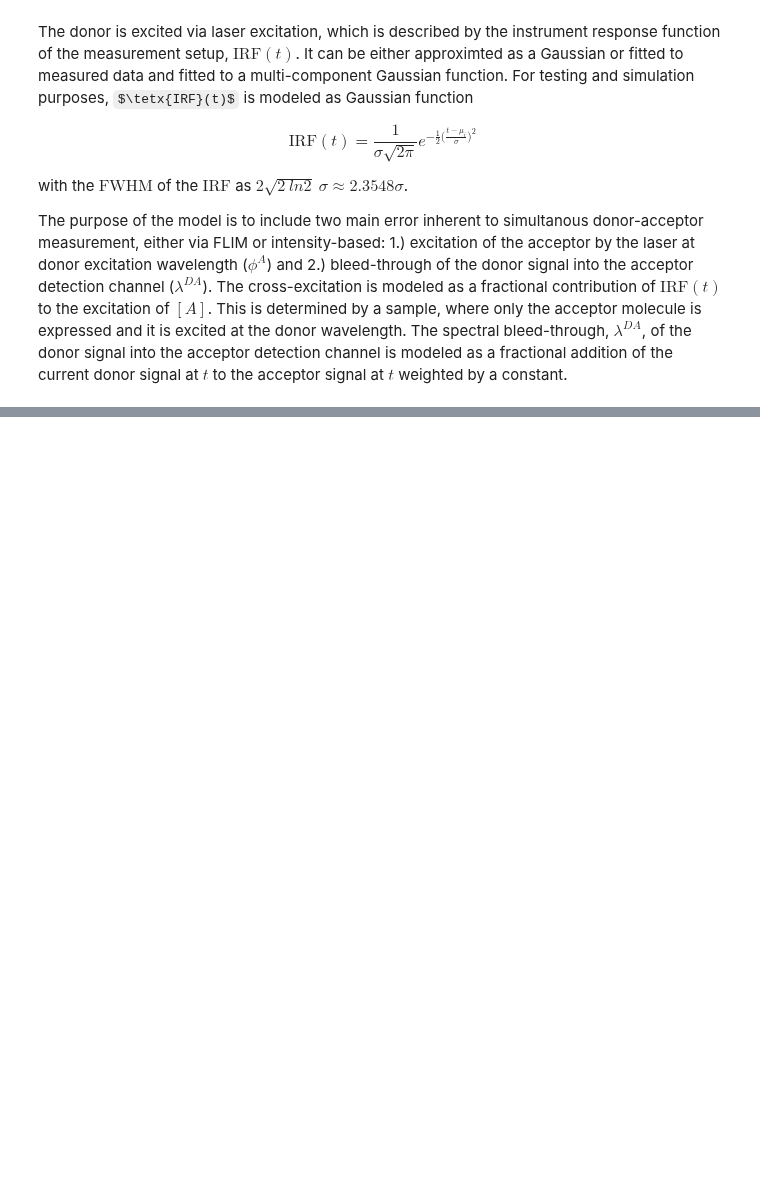
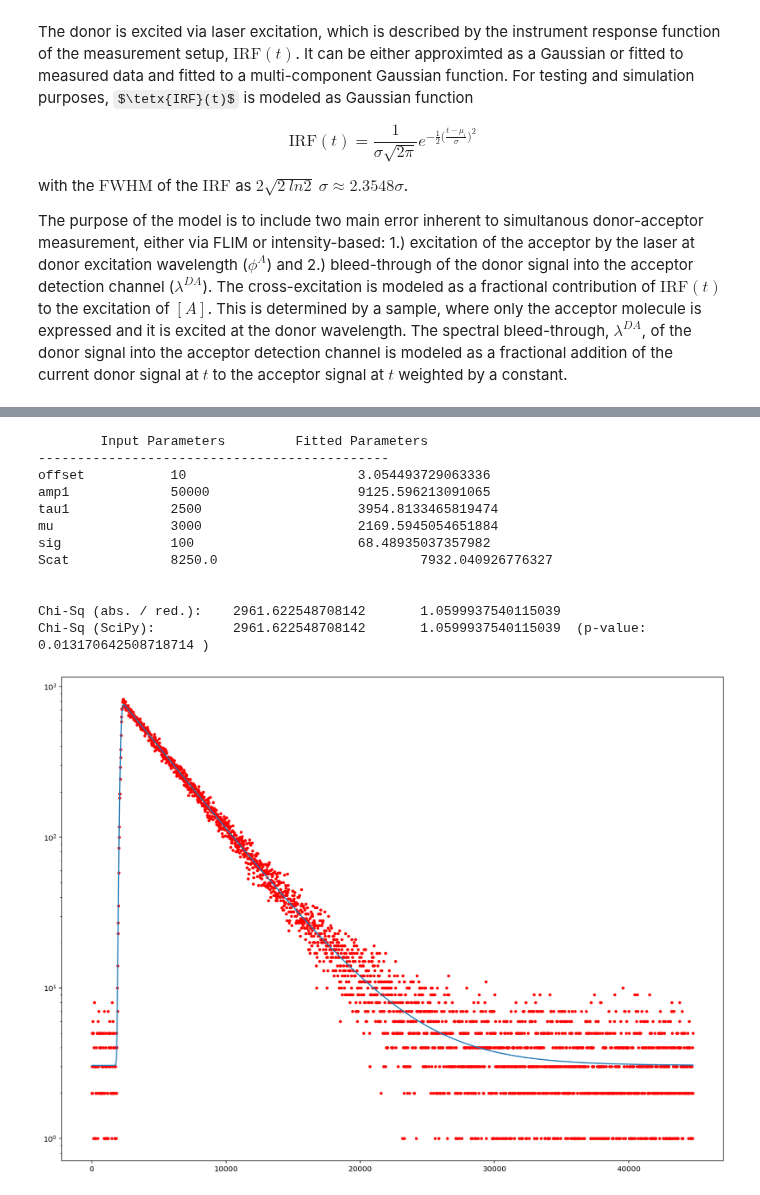
Before and after one commit to Tomkaehst/PhasorFLIM, a Jupyter notebook: notebooks/FLIM Fitting Donor-Acceptor Model.ipynb, the cells around one changed output, grey strips where cells are left out. Saved outputs shown, nothing was run; the diff lists cells and outputs as text; code cells hidden in the pictures; some formulas as TeX source; blank space fills up the shorter version.

```diff
--- a/notebooks/FLIM Fitting Donor-Acceptor Model.ipynb
+++ b/notebooks/FLIM Fitting Donor-Acceptor Model.ipynb
@@ -360,0 +979,78 @@ plt.show()
+# %%
+# Fitting by minimizing least squares
+## Defining fitting function and perfoming fit
+## Initial guessing and Data Fitting
+para_start = (
+    10, # offset
+    50000, # Amplitude 1
+    2500, # tau 1
+    3000, # Laser mu / shift
+    100, # Laser sigma
+    max(fluoresceine_c1_sumDecay)*10 # Scatter
+)
+
+para_names = (
+    "offset",
+    "amp1",
+    "tau1",
+    "mu",
+    "sig",
+    "Scat"
+)
+
+
+para_bounds = (
+    [1, 1000], #offset
+    [1, 500000], # amp 1
+    [10, 10000], #tau 1
+    [10, 10000], # mu
+    [20, 500], # sigma
+    [0, np.infty] # scatter
+)
+
+para_opt = optimize.minimize(
+    minimization_least_squares,
+    para_start,
+    args = (tAxis, fluoresceine_c1_sumDecay, True),
+    method = 'SLSQP',
+    bounds = para_bounds
+)
+
+
+fitted_curve = convolutedDecay(tAxis, *para_opt['x'], True)
+weighted_resid = (fitted_curve - fluoresceine_c1_sumDecay)*calculateWeights(fluoresceine_c1_sumDecay)
+
+plt.plot(tAxis, fluoresceine_c1_sumDecay, 'r.')
+plt.plot(tAxis, fitted_curve)
+plt.yscale('log')
+
+print("\tInput Parameters\t Fitted Parameters")
+print("---------------------------------------------")
+for i in range(0, len(para_names)):
+    print(para_names[i],"\t\t", para_start[i], "\t\t\t", para_opt['x'][i])
+
+
+# Chi-Squared
+chisq = np.sum(((fluoresceine_c1_sumDecay - fitted_curve)**2)/fitted_curve)
+chisq_scipy = stats.chisquare(fluoresceine_c1_sumDecay, fitted_curve, len(para_start))
+
+chisq_red = chisq/(len(fluoresceine_c1_sumDecay) - len(para_start))
+df = len(fluoresceine_c1_sumDecay) - len(para_start)
+
+print("\n")
+print("Chi-Sq (abs. / red.):\t", chisq, "\t", chisq_red)
+print("Chi-Sq (SciPy):\t\t", chisq_scipy[0], "\t", chisq_scipy[0]/df, " (p-value:", chisq_scipy[1], ")\n")
+# %% [output]
+        Input Parameters         Fitted Parameters
+---------------------------------------------
+offset           10                      3.054493729063336
+amp1             50000                   9125.596213091065
+tau1             2500                    3954.8133465819474
+mu               3000                    2169.5945054651884
+sig              100                     68.48935037357982
+Scat             8250.0                          7932.040926776327
+
+
+Chi-Sq (abs. / red.):    2961.622548708142       1.0599937540115039
+Chi-Sq (SciPy):          2961.622548708142       1.0599937540115039  (p-value: 0.013170642508718714 )
+[figure, added]
```
Also changed, not shown: parts of 20 cells of this notebook, 2 other files.
